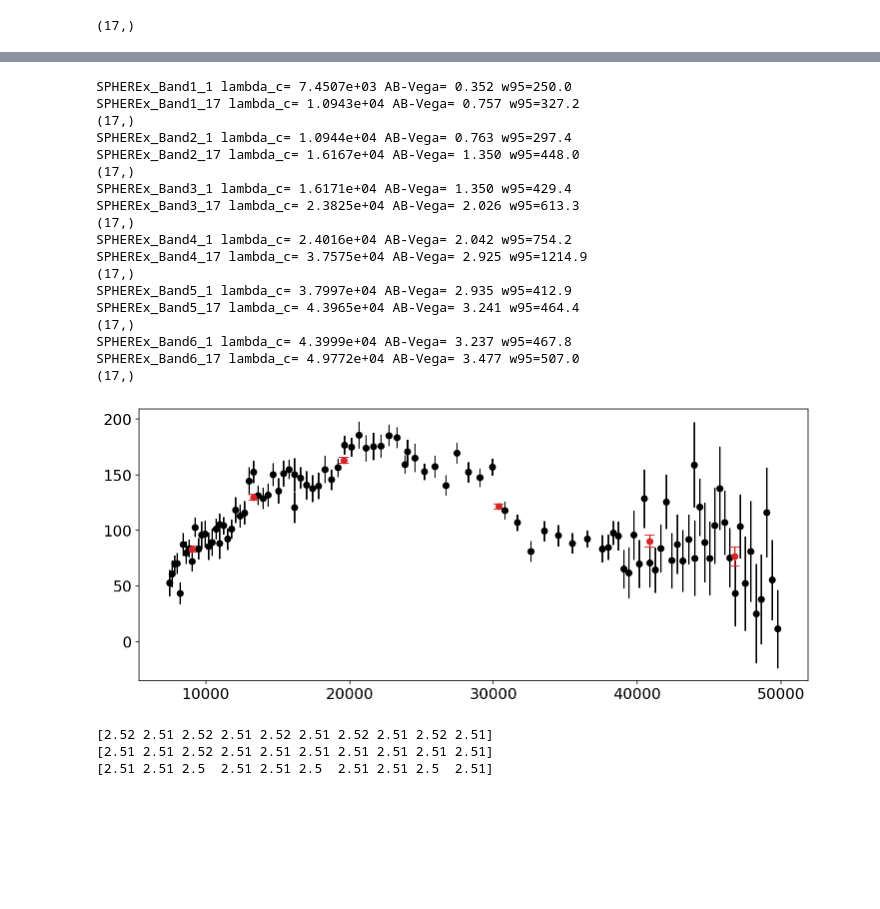
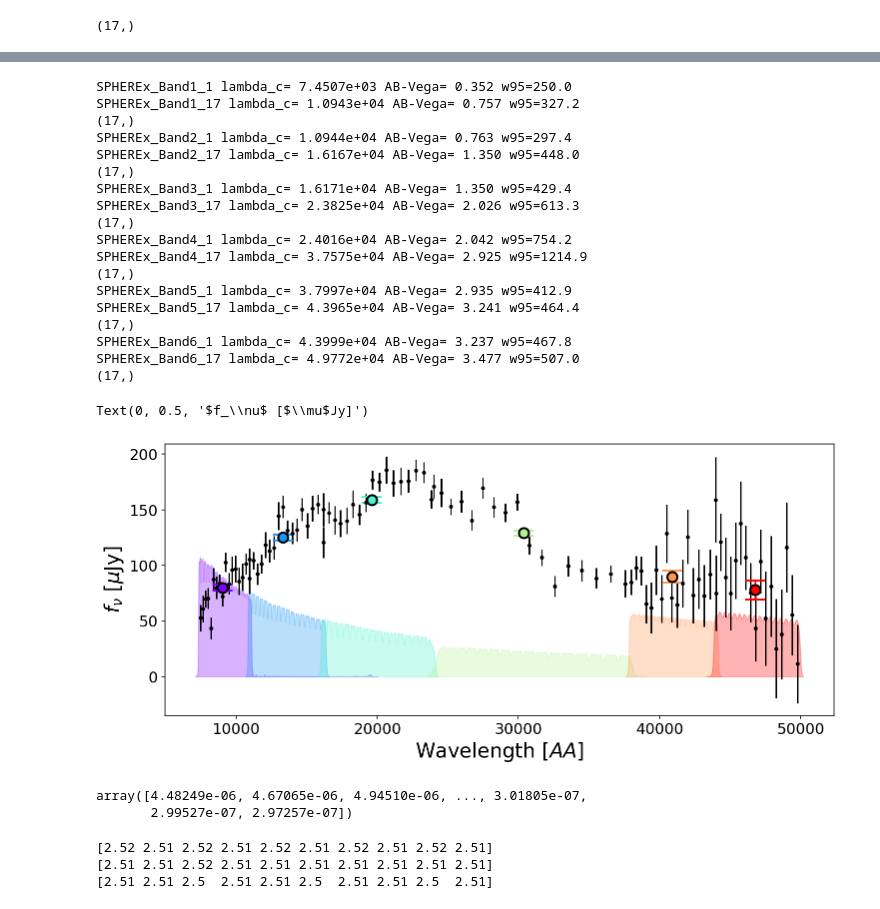
Before and after one commit to hbahk/spherex-challenge, a Jupyter notebook: challenge/combine_spherex_phot.ipynb, the cells around one changed output, grey strips where cells are left out. Saved outputs shown, nothing was run; the diff lists cells and outputs as text; code cells hidden in the pictures; blank space fills up the shorter version.

```diff
--- a/challenge/combine_spherex_phot.ipynb
+++ b/challenge/combine_spherex_phot.ipynb
@@ -62,7 +62,7 @@ filters = res_sphx_band1
 fluxes = flux[:17]
 errors = erro[:17]
 
-def combine_photometries(filters, fluxes, errors):
+def _combine_photometries(filters, fluxes, errors):
     weights = np.empty(len(filters), dtype=float)
     for i, filt in enumerate(filters):
         if not hasattr(filt, 'weight'):
@@ -78,6 +78,6 @@ def combine_photometries(filters, fluxes, errors):
 
     return flux_combined, error_combined, pivot_combined
 
-flux_combined, error_combined, pivot_combined = combine_photometries(filters, fluxes, errors)
+flux_combined, error_combined, pivot_combined = _combine_photometries(filters, fluxes, errors)
 # %% [output]
 (17,)
@@ -84,34 +104,64 @@ flux_combined, error_combined, pivot_combined = combine_photometries(filters, fl
+# %%
+def combine_filter_response(filters):
+    # resample filters into the common wavelength grid
+    mean_sampling = np.mean([np.mean(np.diff(filt.wave)) for filt in filters])
+    all_waves = np.concatenate([filt.wave for filt in filters])
+    wavemin, wavemax = all_waves.min(), all_waves.max()
+    wave_common = np.arange(wavemin, wavemax, mean_sampling)
+
+    throughputs = np.zeros((len(filters), len(wave_common)))
+    for i, filt in enumerate(filters):
+        throughputs[i] = np.interp(wave_common, filt.wave, filt.throughput, left=0, right=0)
+
+    throughputs_combined = np.sum(throughputs, axis=0)
+
+    return wave_common, throughputs_combined
 # %%
+from utils import combine_photometries
 fig, ax = plt.subplots(1, 1, figsize=(12, 5))
-ax.errorbar(wave, flux, yerr=erro, fmt='o', color='k')
+ax.errorbar(wave, flux, yerr=erro, fmt='.', color='k')
+colors = plt.cm.rainbow(np.linspace(0, 1, 6))
 filters = res_sphx
 for i in range(6):
     start = 17*i
     end = 17*(i+1)
     print(filters[start].name)
     print(filters[end-1].name)
+    wc, tc = combine_filter_response(filters[start:end])
     fc, ec, pc = combine_photometries(filters[start:end], flux[start:end], erro[start:end])
-    ax.errorbar(pc, fc, yerr=ec, fmt='o', color='tab:red', capsize=5)
+    # _fc, _ec, _pc = _combine_photometries(filters[start:end], flux[start:end], erro[start:end])
+    ax.errorbar(pc, fc, yerr=ec, fmt='o', color=colors[i], capsize=10, mec='k', ms=10, mew=2)
+    # ax.errorbar(_pc, _fc, yerr=_ec, fmt='o', color=colors[i], capsize=10, mec='k', ms=10, mew=2, mfc='w')
+    ax.fill_between(wc, 0, tc*np.median(flux)/np.max(filters[0].throughput), alpha=0.3, color=colors[i])
+
+ax.set_xlabel(r'Wavelength [$AA$]')
+ax.set_ylabel(r'$f_\nu$ [$\mu$Jy]')
 # %% [output]
 SPHEREx_Band1_1 lambda_c= 7.4507e+03 AB-Vega= 0.352 w95=250.0
 SPHEREx_Band1_17 lambda_c= 1.0943e+04 AB-Vega= 0.757 w95=327.2
 (17,)
 SPHEREx_Band2_1 lambda_c= 1.0944e+04 AB-Vega= 0.763 w95=297.4
 SPHEREx_Band2_17 lambda_c= 1.6167e+04 AB-Vega= 1.350 w95=448.0
 (17,)
 SPHEREx_Band3_1 lambda_c= 1.6171e+04 AB-Vega= 1.350 w95=429.4
 SPHEREx_Band3_17 lambda_c= 2.3825e+04 AB-Vega= 2.026 w95=613.3
 (17,)
 SPHEREx_Band4_1 lambda_c= 2.4016e+04 AB-Vega= 2.042 w95=754.2
 SPHEREx_Band4_17 lambda_c= 3.7575e+04 AB-Vega= 2.925 w95=1214.9
 (17,)
 SPHEREx_Band5_1 lambda_c= 3.7997e+04 AB-Vega= 2.935 w95=412.9
 SPHEREx_Band5_17 lambda_c= 4.3965e+04 AB-Vega= 3.241 w95=464.4
 (17,)
 SPHEREx_Band6_1 lambda_c= 4.3999e+04 AB-Vega= 3.237 w95=467.8
 SPHEREx_Band6_17 lambda_c= 4.9772e+04 AB-Vega= 3.477 w95=507.0
 (17,)
+Text(0, 0.5, '$f_\\nu$ [$\\mu$Jy]')
-[figure, old version]
+[figure, new version]
+# %%
+filters[0].throughput
+# %% [output]
+array([4.48249e-06, 4.67065e-06, 4.94510e-06, ..., 3.01805e-07,
+       2.99527e-07, 2.97257e-07])
 # %%
 
 # resample filters into the common wavelength grid
```
Also changed, not shown: parts of 1 cell of this notebook, 4 other files.
